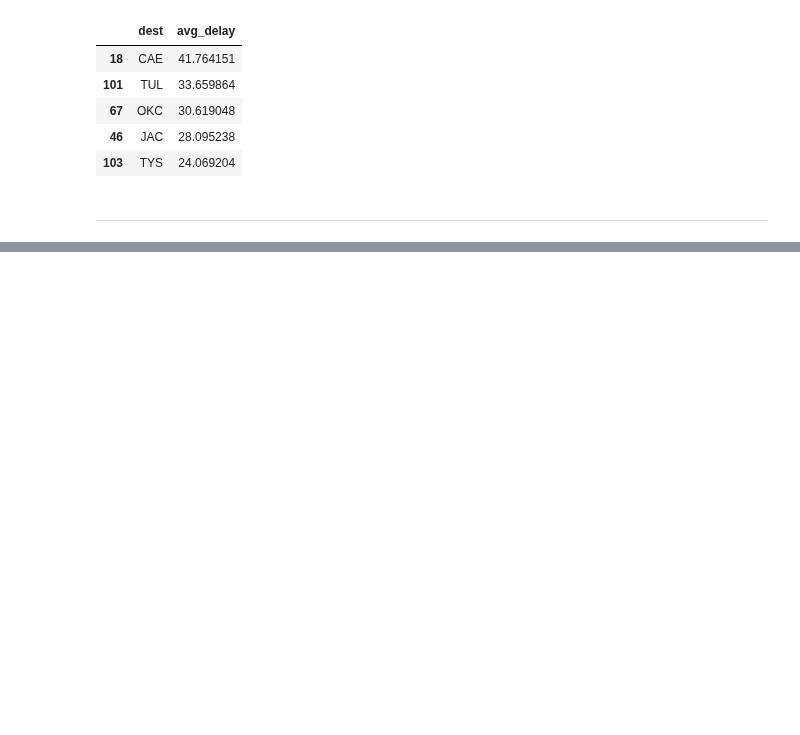
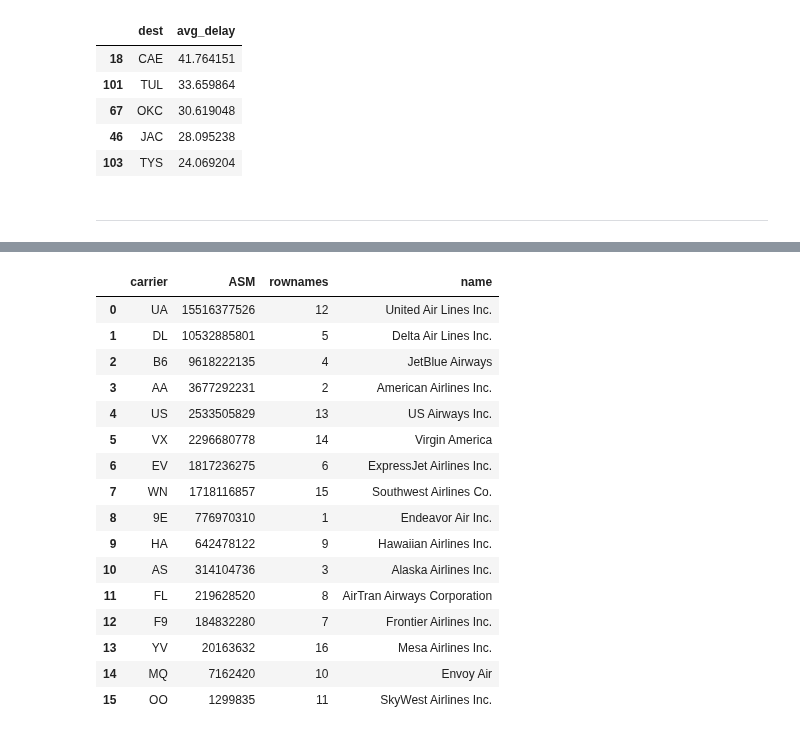
Before and after one commit to pdcos/analise_visual_ciencia_de_dados, a Jupyter notebook: participacao_6/solutions_6.ipynb, the cells around one changed output, grey strips where cells are left out. Saved outputs shown, nothing was run; the diff lists cells and outputs as text; code cells hidden in the pictures; blank space fills up the shorter version.

```diff
--- a/participacao_6/solutions_6.ipynb
+++ b/participacao_6/solutions_6.ipynb
@@ -928,0 +952,22 @@ display(best_5)
+# %%
+# Baixa dependencias
+planes_url = 'https://vincentarelbundock.github.io/Rdatasets/csv/nycflights13/planes.csv'
+planes = pd.read_csv(planes_url)
+
+airports_url = 'https://vincentarelbundock.github.io/Rdatasets/csv/nycflights13/airports.csv'
+airports = pd.read_csv(airports_url)
+
+airlines_url = 'https://vincentarelbundock.github.io/Rdatasets/csv/nycflights13/airlines.csv'
+airlines = pd.read_csv(airlines_url)
+
+flights_url = 'https://vincentarelbundock.github.io/Rdatasets/csv/nycflights13/flights.csv'
+flights = pd.read_csv(flights_url)
+
+weather_url = 'https://vincentarelbundock.github.io/Rdatasets/csv/nycflights13/weather.csv'
+weather = pd.read_csv(weather_url)
+
+display(planes.head())
+display(airports.head())
+display(airlines.head())
+display(flights.head())
+display(weather.head())
@@ -928,0 +1005,40 @@ display(best_5)
+# %%
+# Realizando o inner join entre flights e planes com base em "tailnum"
+merged_data = flights.merge(planes, on='tailnum', how='inner')
+
+# Selecionando as colunas relevantes
+selected_data = merged_data[['carrier', 'seats', 'distance']]
+
+# Calculando ASM
+selected_data = selected_data.assign(ASM=selected_data['seats'] * selected_data['distance'])
+
+# Agrupando por carrier e somando ASM
+summary_asm = selected_data.groupby('carrier').agg(
+    ASM=('ASM', lambda x: x.sum(skipna=True))
+).reset_index()
+
+# Ordenando por ASM em ordem decrescente
+summary_asm = summary_asm.sort_values(by='ASM', ascending=False)
+
+# Realizando o inner join entre o resumo ASM e airlines com base em "carrier"
+final_result = summary_asm.merge(airlines, on='carrier', how='inner')
+
+final_result
+# %% [output]
+|  | carrier | ASM | rownames | name |
+| 0 | UA | 15516377526 | 12 | United Air Lines Inc. |
+| 1 | DL | 10532885801 | 5 | Delta Air Lines Inc. |
+| 2 | B6 | 9618222135 | 4 | JetBlue Airways |
+| 3 | AA | 3677292231 | 2 | American Airlines Inc. |
+| 4 | US | 2533505829 | 13 | US Airways Inc. |
+| 5 | VX | 2296680778 | 14 | Virgin America |
+| 6 | EV | 1817236275 | 6 | ExpressJet Airlines Inc. |
+| 7 | WN | 1718116857 | 15 | Southwest Airlines Co. |
+| 8 | 9E | 776970310 | 1 | Endeavor Air Inc. |
+| 9 | HA | 642478122 | 9 | Hawaiian Airlines Inc. |
+| 10 | AS | 314104736 | 3 | Alaska Airlines Inc. |
+| 11 | FL | 219628520 | 8 | AirTran Airways Corporation |
+| 12 | F9 | 184832280 | 7 | Frontier Airlines Inc. |
+| 13 | YV | 20163632 | 16 | Mesa Airlines Inc. |
+| 14 | MQ | 7162420 | 10 | Envoy Air |
+| 15 | OO | 1299835 | 11 | SkyWest Airlines Inc. |
```
Also changed, not shown: parts of 9 cells of this notebook.
